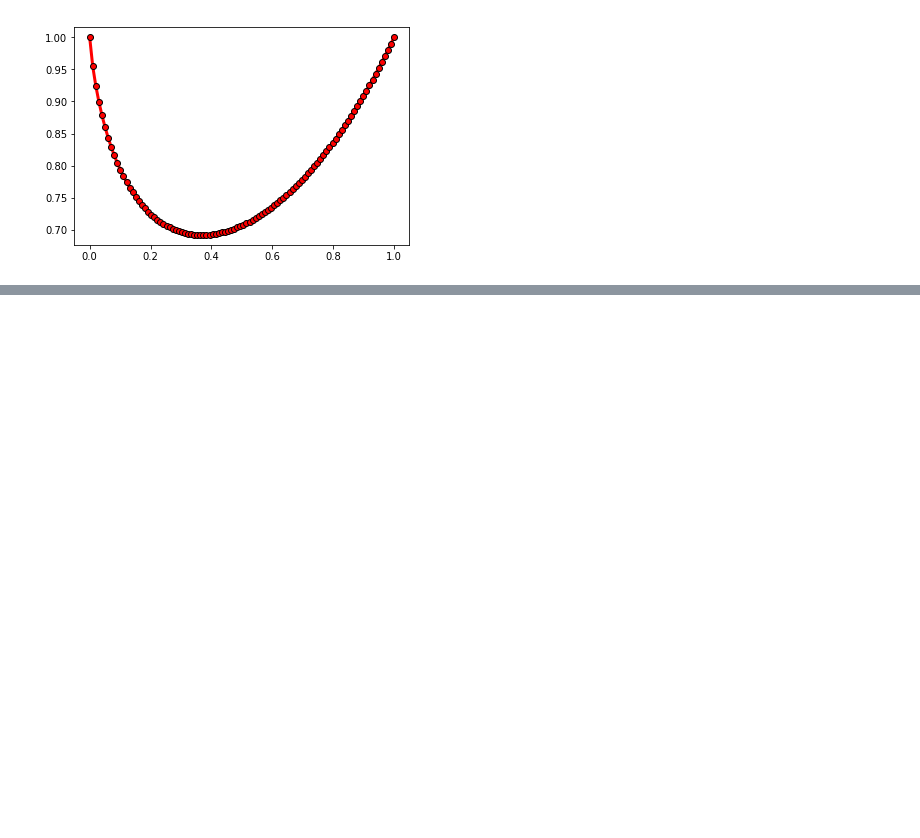
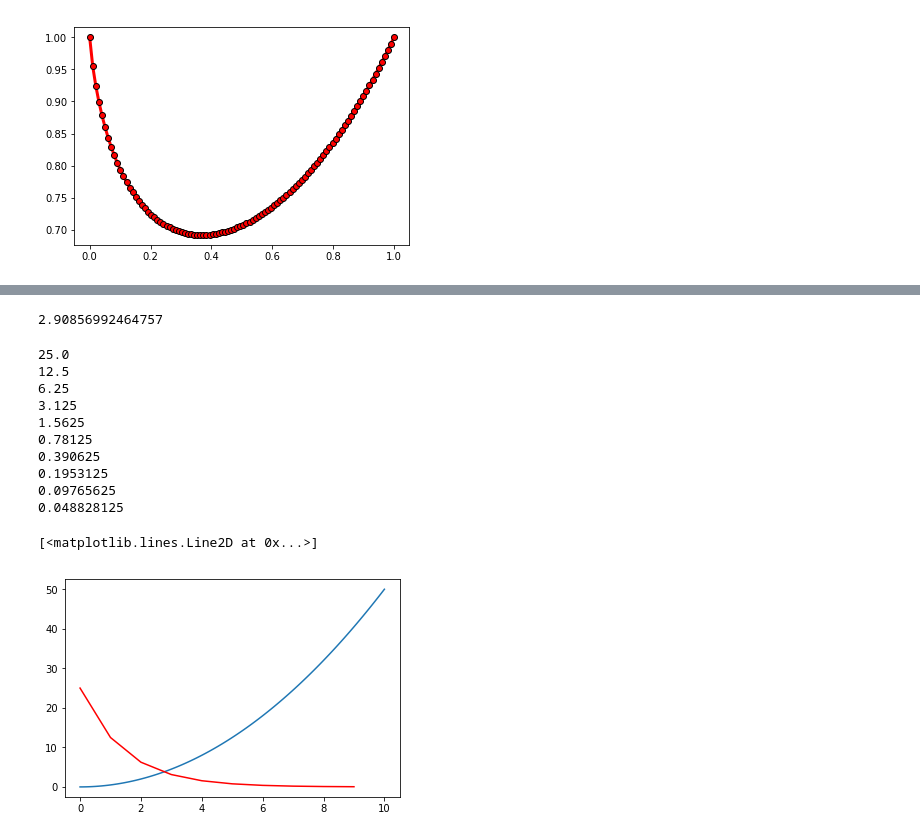
Before and after one commit to ckfanzhe/JupySum, a Jupyter notebook: SumLearn/Elementary/numpy.ipynb, the cells around one changed output, grey strips where cells are left out. Cells and saved outputs as stored; diff of their text form; code cells hidden in the pictures; blank space fills up the shorter version.

```diff
--- a/SumLearn/Elementary/numpy.ipynb
+++ b/SumLearn/Elementary/numpy.ipynb
@@ -126 +126,57 @@ Wall time: 63.8 ms
 [figure]
+# %%
+# 实现softmax损失函数的计算
+D = 784
+K = 10
+N = 128
+# socres 为分值矩阵
+scores = np.random.randn(N, K)
+# 样本标签
+y = np.random.randint(K, size=N)
+# 指数化分值矩阵
+exp_scores = np.exp(scores)
+# 样本归一化系数
+exp_scores_sum = np.sum(exp_scores, axis=1)
+# 样本真实类别的归一化分值
+corect_probs = exp_scores[range(N),y]/exp_scores_sum
+# 负对数损失函数
+corect_logprobs = -np.log(corect_probs)
+# 平均损失
+data_loss = np.sum(corect_logprobs)/N
+print(data_loss)
+# %% [output]
+2.90856992464757
+# %%
+# 简单一元函数的梯度下降算法
+alpha = 1
+epslon = 0.5
+iter_num = 10
+x0 = 50
+updateline = []
+f = lambda x:alpha*x**2/2
+df = lambda x:alpha*x
+update = lambda x:x-epslon*df(x)
+x = x0
+
+for k in range(iter_num):
+    x = update(x)
+    updateline.append(x)
+    print(x)
+# 生成画图数据
+x = np.linspace(0, 10, 100)
+y = f(x)
+plt.plot(x,y)
+plt.plot(range(iter_num),updateline,'r-')
+# %% [output]
+25.0
+12.5
+6.25
+3.125
+1.5625
+0.78125
+0.390625
+0.1953125
+0.09765625
+0.048828125
+[<matplotlib.lines.Line2D at 0x...>]
+[figure, added]
```
Also changed, not shown: parts of 10 cells of this notebook, 7 other files.
